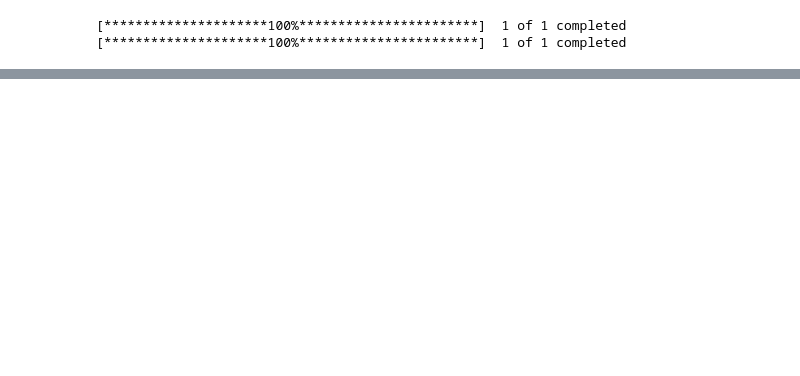
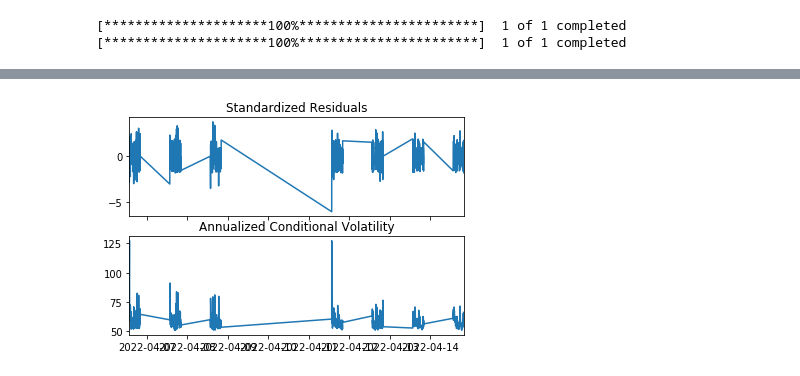
Before and after one commit to Wichaelian/QuantMacroSP2022, a Jupyter notebook: GARCH.ipynb, the cells around one changed output, grey strips where cells are left out. Saved outputs shown, nothing was run; the diff lists cells and outputs as text; code cells hidden in the pictures; blank space fills up the shorter version.

```diff
--- a/GARCH.ipynb
+++ b/GARCH.ipynb
@@ -100,0 +86,4 @@ to globally set reindex to True and silence this warning.
+# %%
+fig = zyne_res.plot(scale=252*120)
+# %% [output]
+[figure, added]
```
Also changed, not shown: parts of 13 cells of this notebook.
